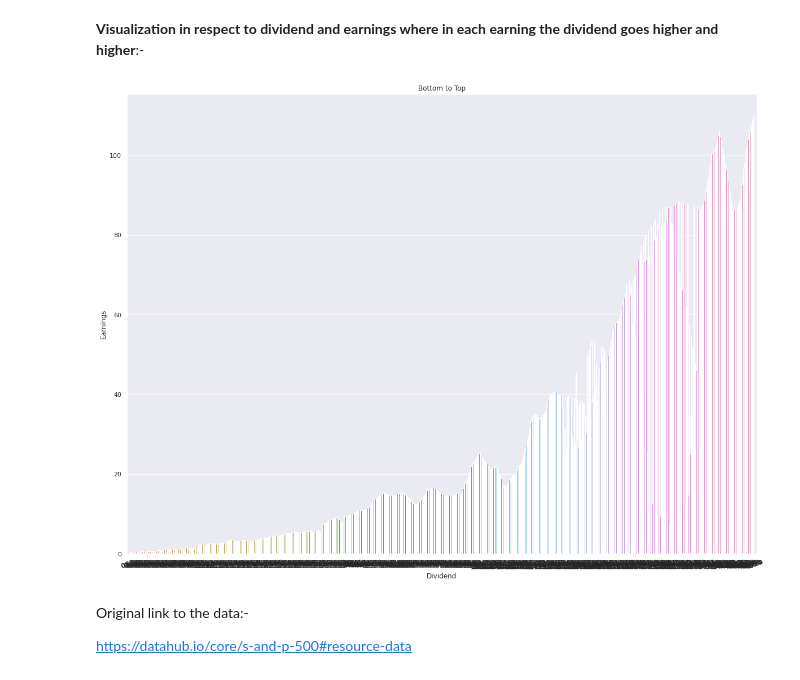
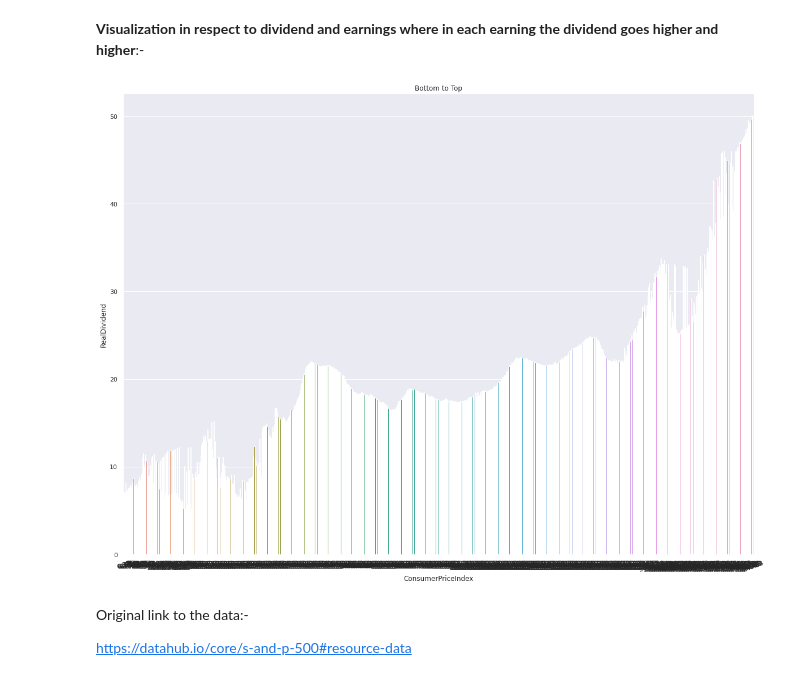
Before and after one commit to Saneesh122/Data-Processing-Visualization-, a Jupyter notebook: Initial_visualization.ipynb, the cells around one changed output. Cells and saved outputs as stored; diff of their text form; code cells hidden in the pictures.

```diff
--- a/Initial_visualization.ipynb
+++ b/Initial_visualization.ipynb
@@ -101,12 +101,12 @@ Index(['Date', 'SP', 'Dividend', 'Earnings', 'ConsumerPriceIndex',
 # %% [markdown]
 **Visualization in respect to dividend and earnings where in each earning the dividend goes higher and higher**:-
 # %%
-ax = sns.barplot(data = df, x = 'Dividend', y= "Earnings", ci= None)
+ax = sns.barplot(data = df, x = 'ConsumerPriceIndex', y= "RealDividend", ci= None)
 ax.set_xticklabels(ax.get_xticklabels(),rotation = 20)
 ax.set_title('Bottom to Top')
 plt.show()
 # %% [output]
-[figure, old version]
+[figure, new version]
 # %% [markdown]
 Original link to the data:-
 
```
